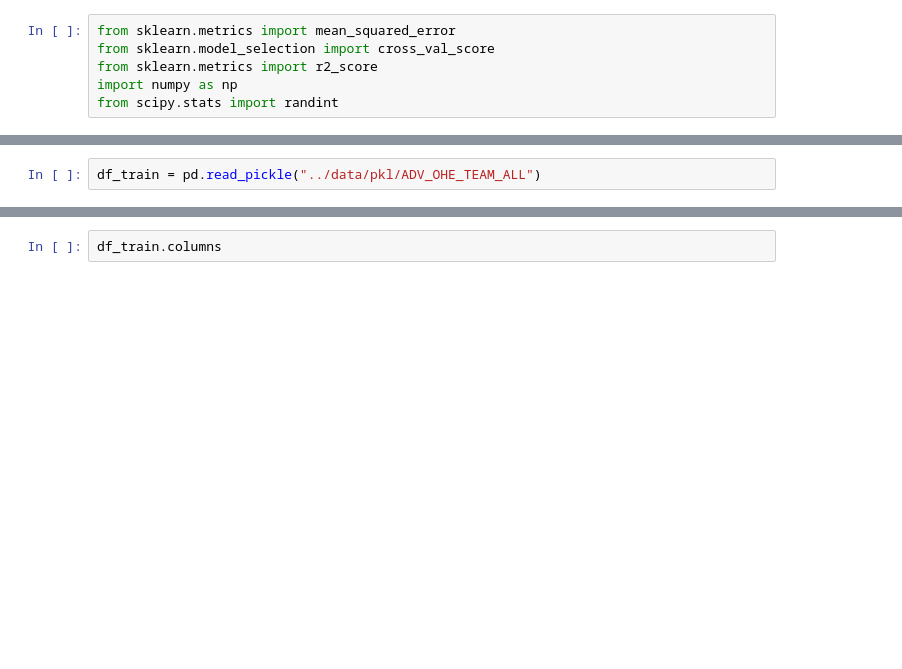
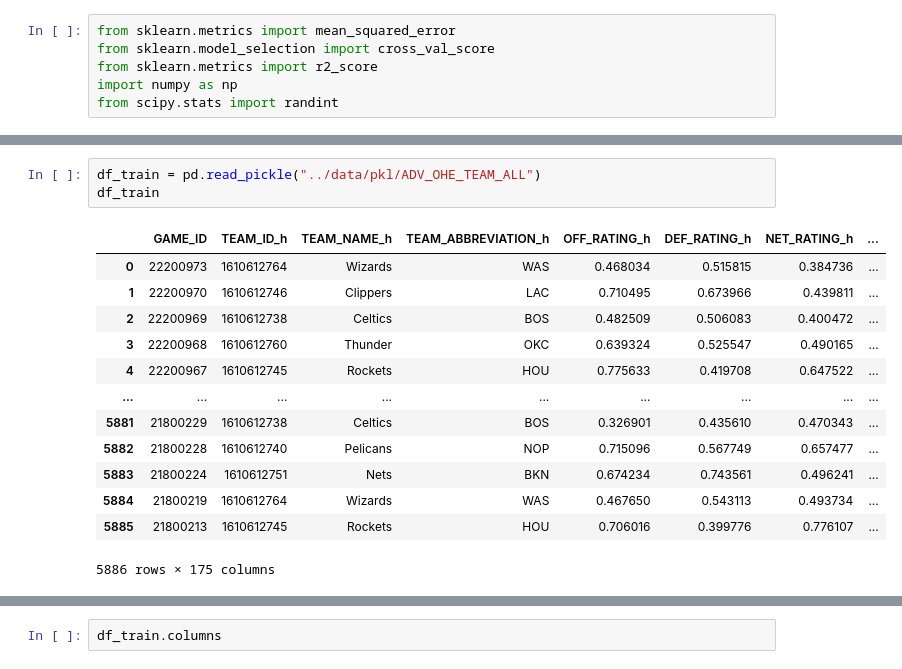
Before and after one commit to alecmatt5/nba_betting_analysis, a Jupyter notebook: backend/notebooks/friday_pitch.ipynb, the cells around one changed output, grey strips where cells are left out. Drawn from its saved outputs; the diff is of its cells as text; blank space fills up the shorter version.

```diff
--- a/backend/notebooks/friday_pitch.ipynb
+++ b/backend/notebooks/friday_pitch.ipynb
@@ -15,2 +68,17 @@ from scipy.stats import randint
 # %%
 df_train = pd.read_pickle("../data/pkl/ADV_OHE_TEAM_ALL")
+df_train
+# %% [output]
+|  | GAME_ID | TEAM_ID_h | TEAM_NAME_h | TEAM_ABBREVIATION_h | OFF_RATING_h | DEF_RATING_h | NET_RATING_h | ... |
+| 0 | 22200973 | 1610612764 | Wizards | WAS | 0.468034 | 0.515815 | 0.384736 | ... |
+| 1 | 22200970 | 1610612746 | Clippers | LAC | 0.710495 | 0.673966 | 0.439811 | ... |
+| 2 | 22200969 | 1610612738 | Celtics | BOS | 0.482509 | 0.506083 | 0.400472 | ... |
+| 3 | 22200968 | 1610612760 | Thunder | OKC | 0.639324 | 0.525547 | 0.490165 | ... |
+| 4 | 22200967 | 1610612745 | Rockets | HOU | 0.775633 | 0.419708 | 0.647522 | ... |
+| ... | ... | ... | ... | ... | ... | ... | ... | ... |
+| 5881 | 21800229 | 1610612738 | Celtics | BOS | 0.326901 | 0.435610 | 0.470343 | ... |
+| 5882 | 21800228 | 1610612740 | Pelicans | NOP | 0.715096 | 0.567749 | 0.657477 | ... |
+| 5883 | 21800224 | 1610612751 | Nets | BKN | 0.674234 | 0.743561 | 0.496241 | ... |
+| 5884 | 21800219 | 1610612764 | Wizards | WAS | 0.467650 | 0.543113 | 0.493734 | ... |
+| 5885 | 21800213 | 1610612745 | Rockets | HOU | 0.706016 | 0.399776 | 0.776107 | ... |
+5886 rows × 175 columns
```
Also changed, not shown: parts of 48 cells of this notebook.
